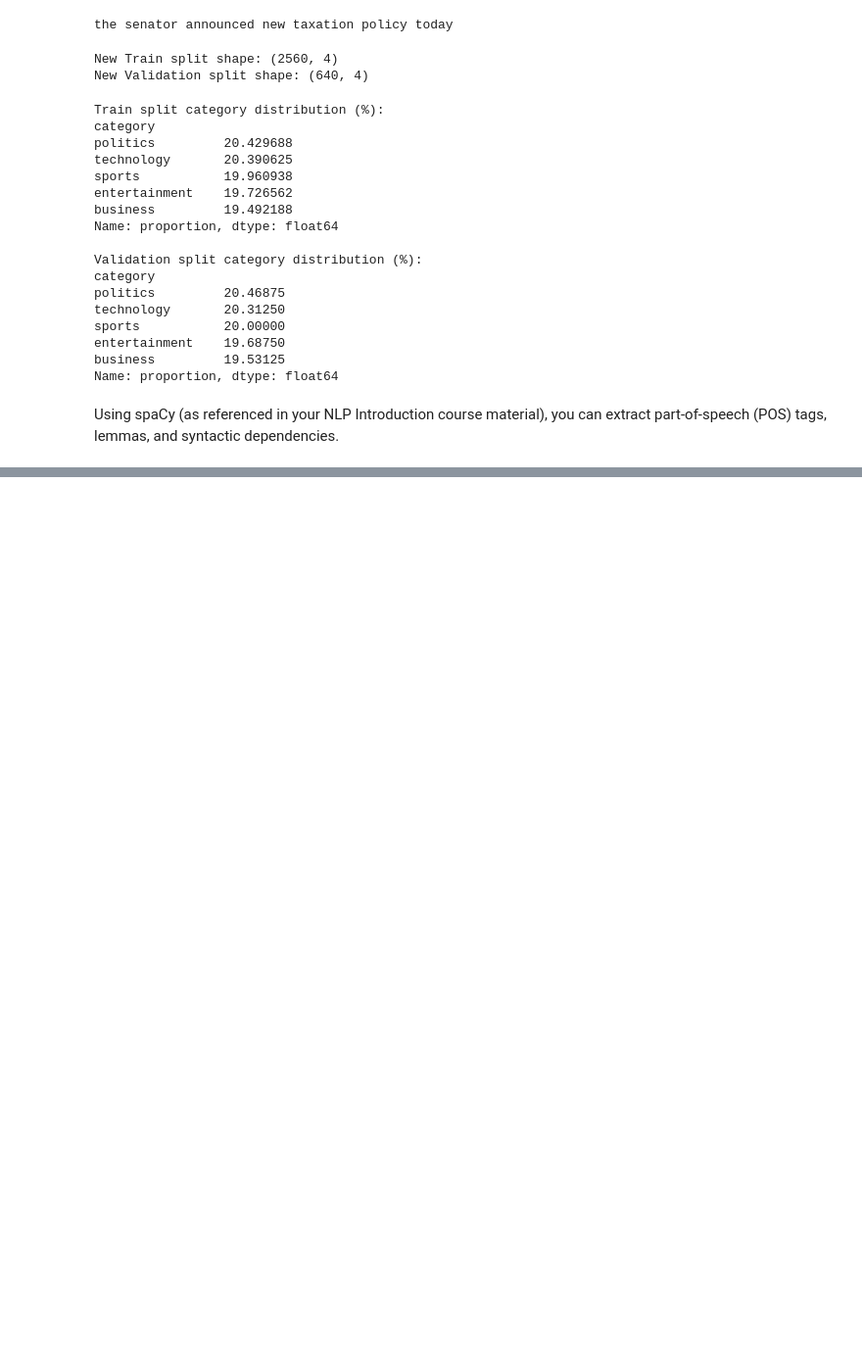
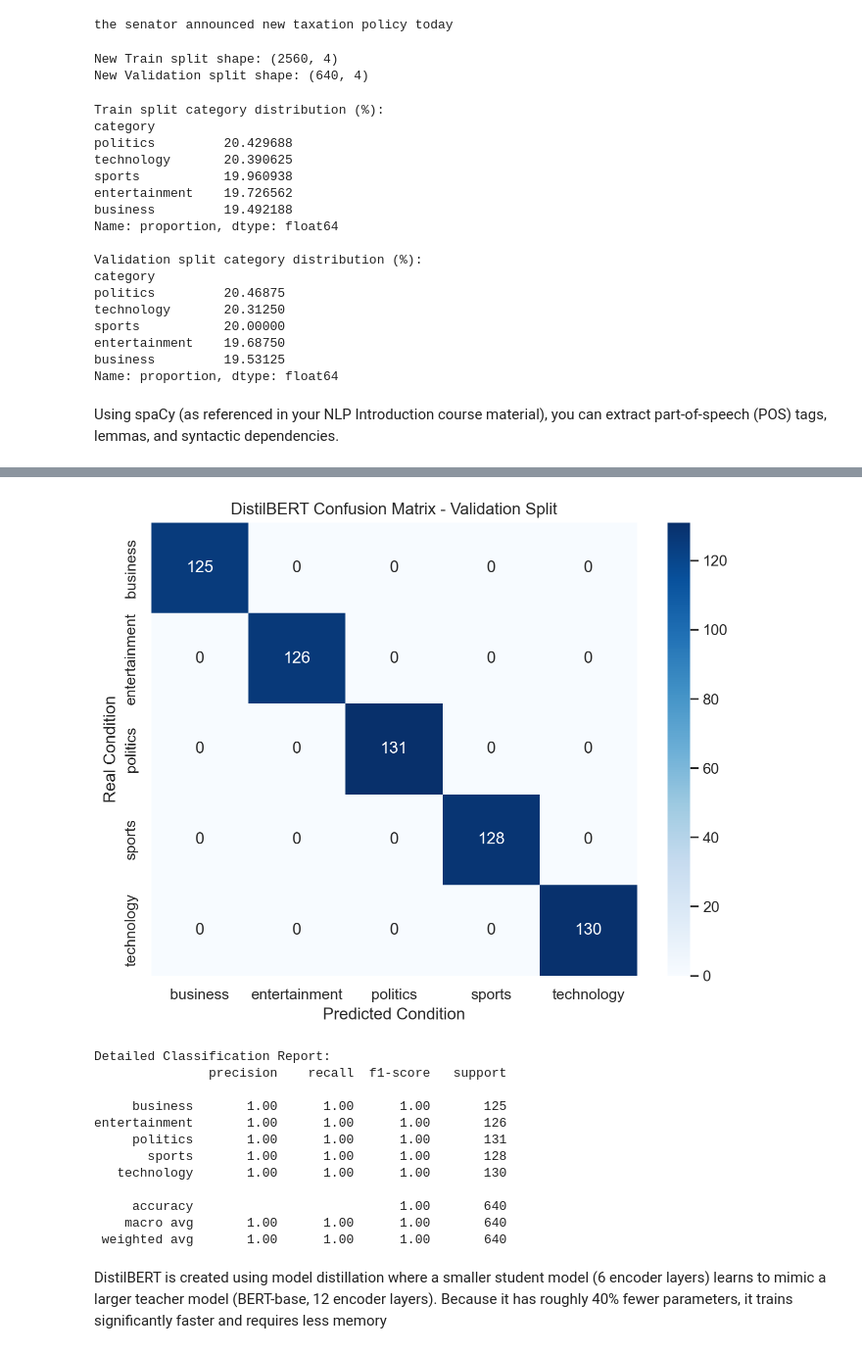
Before and after one commit to francescachn/Text-mining-project, a Jupyter notebook: project.ipynb, the cells around one changed output, grey strips where cells are left out. Shown at 98% size. Drawn from its saved outputs; the diff is of its cells as text; code cells hidden in the pictures; blank space fills up the shorter version.

```diff
--- a/project.ipynb
+++ b/project.ipynb
@@ -240,0 +238,22 @@ Analyzing sample text: 'researchers achieve milestone in cybersecurity advanceme
+# %%
+# 2. Load tokenizer and model
+model_ckpt = "distilbert-base-uncased"
+tokenizer = AutoTokenizer.from_pretrained(model_ckpt)
+
+
+def tokenize_function(examples):
+  return tokenizer(
+      examples["content"], padding="max_length", truncation=True, max_length=128
+  )
+
+
+tokenized_train = train_dataset.map(tokenize_function, batched=True)
+tokenized_val = val_dataset.map(tokenize_function, batched=True)
+
+# Initialize model for 5 news categories
+model = AutoModelForSequenceClassification.from_pretrained(
+    model_ckpt,
+    num_labels=len(labels),
+    id2label=id2label,
+    label2id=label2id,
+)
@@ -240,0 +339,39 @@ Analyzing sample text: 'researchers achieve milestone in cybersecurity advanceme
+# %%
+from sklearn.metrics import confusion_matrix, classification_report
+# 1. Get predictions from the trainer on your tokenized validation set
+predictions_output = trainer.predict(tokenized_val)
+preds = np.argmax(predictions_output.predictions, axis=1)
+true_labels = predictions_output.label_ids
+
+# 2. Generate Confusion Matrix
+cm = confusion_matrix(true_labels, preds)
+categories = sorted(val_data['category'].unique())
+
+# 3. Plotting using Seaborn
+plt.figure(figsize=(8, 6))
+sns.heatmap(cm, annot=True, fmt='d', cmap='Blues',
+            xticklabels=categories, yticklabels=categories)
+plt.title('DistilBERT Confusion Matrix - Validation Split')
+plt.xlabel('Predicted Condition')
+plt.ylabel('Real Condition')
+plt.show()
+
+# 4. Print detailed classification report (Precision, Recall, F1 per class)
+print("\nDetailed Classification Report:")
+print(classification_report(true_labels, preds, target_names=categories))
+# %% [output]
+[figure, added]
+Detailed Classification Report:
+               precision    recall  f1-score   support
+
+     business       1.00      1.00      1.00       125
+entertainment       1.00      1.00      1.00       126
+     politics       1.00      1.00      1.00       131
+       sports       1.00      1.00      1.00       128
+   technology       1.00      1.00      1.00       130
+
+     accuracy                           1.00       640
+    macro avg       1.00      1.00      1.00       640
+ weighted avg       1.00      1.00      1.00       640
+# %% [markdown]
+DistilBERT is created using model distillation where a smaller student model (6 encoder layers) learns to mimic a larger teacher model (BERT-base, 12 encoder layers). Because it has roughly 40% fewer parameters, it trains significantly faster and requires less memory
```
Also changed, not shown: parts of 9 cells of this notebook.
